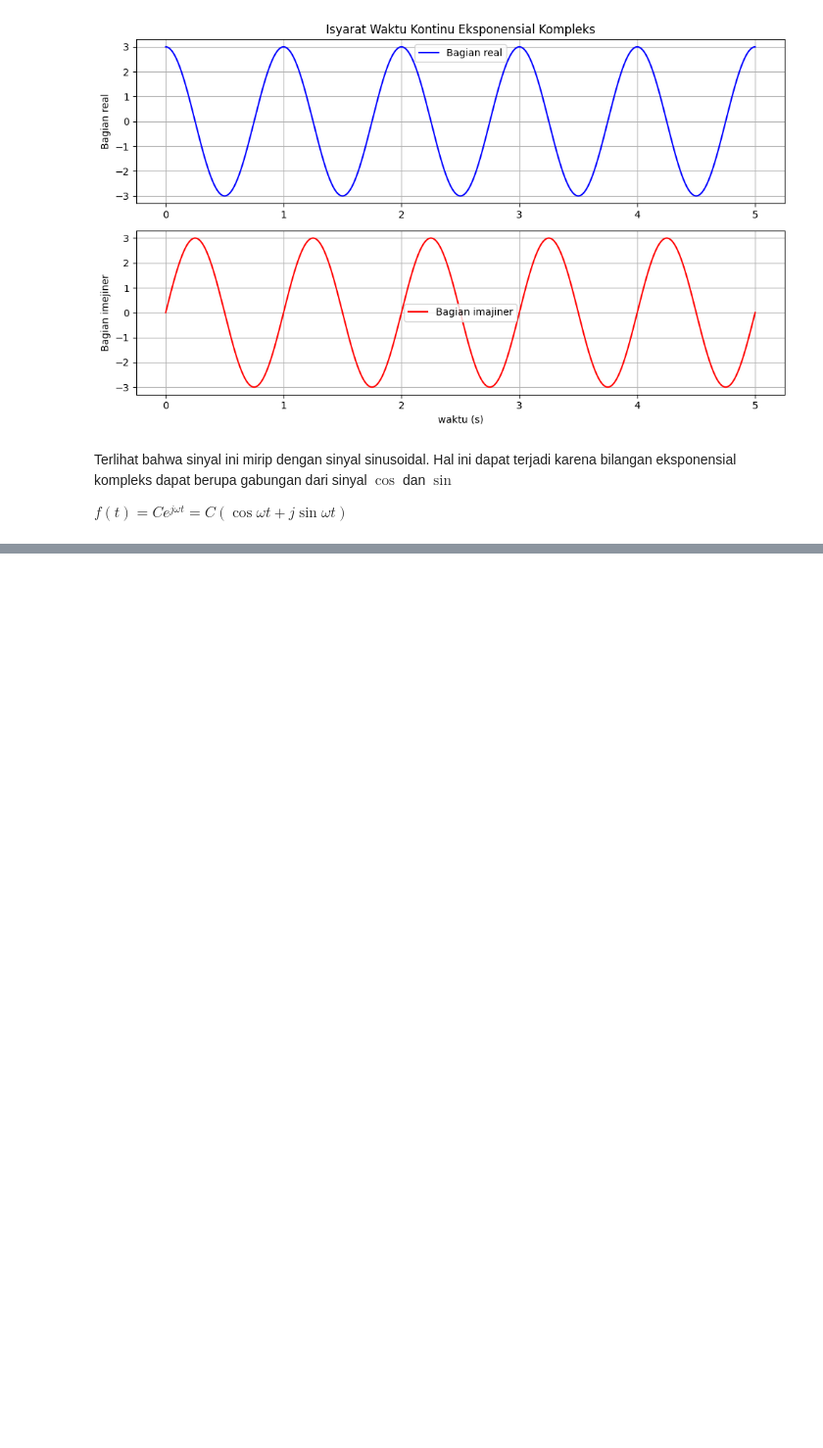
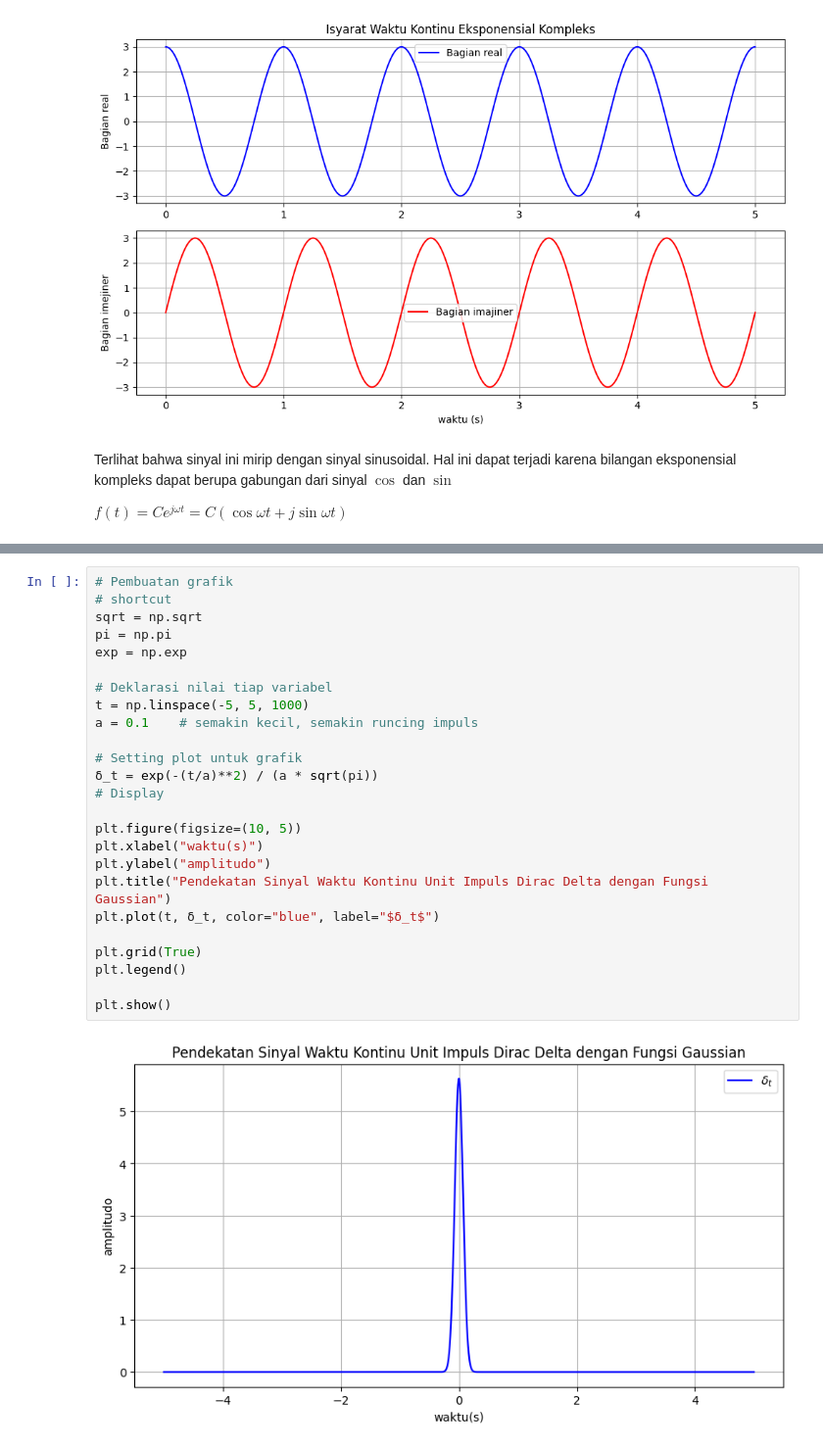
Before and after one commit to Dzuumirrah/Isyarat-dan-Sistem, a Jupyter notebook: Mid-term/answer-notebook.ipynb, the cells around one changed output, grey strips where cells are left out. Shown: that part at 98% size. Cells and saved outputs as stored; diff of their text form; blank space fills up the shorter version.

```diff
--- a/Mid-term/answer-notebook.ipynb
+++ b/Mid-term/answer-notebook.ipynb
@@ -226,0 +301,27 @@ plt.grid(True)
+# %%
+# Pembuatan grafik
+# shortcut
+sqrt = np.sqrt
+pi = np.pi
+exp = np.exp
+
+# Deklarasi nilai tiap variabel
+t = np.linspace(-5, 5, 1000)
+a = 0.1    # semakin kecil, semakin runcing impuls
+
+# Setting plot untuk grafik
+δ_t = exp(-(t/a)**2) / (a * sqrt(pi))
+# Display
+
+plt.figure(figsize=(10, 5))
+plt.xlabel("waktu(s)")
+plt.ylabel("amplitudo")
+plt.title("Pendekatan Sinyal Waktu Kontinu Unit Impuls Dirac Delta dengan Fungsi Gaussian")
+plt.plot(t, δ_t, color="blue", label="$δ_t$")
+
+plt.grid(True)
+plt.legend()
+
+plt.show()
+# %% [output]
+[figure, added]
```
Also changed, not shown: parts of 9 cells of this notebook, 1 other file.
